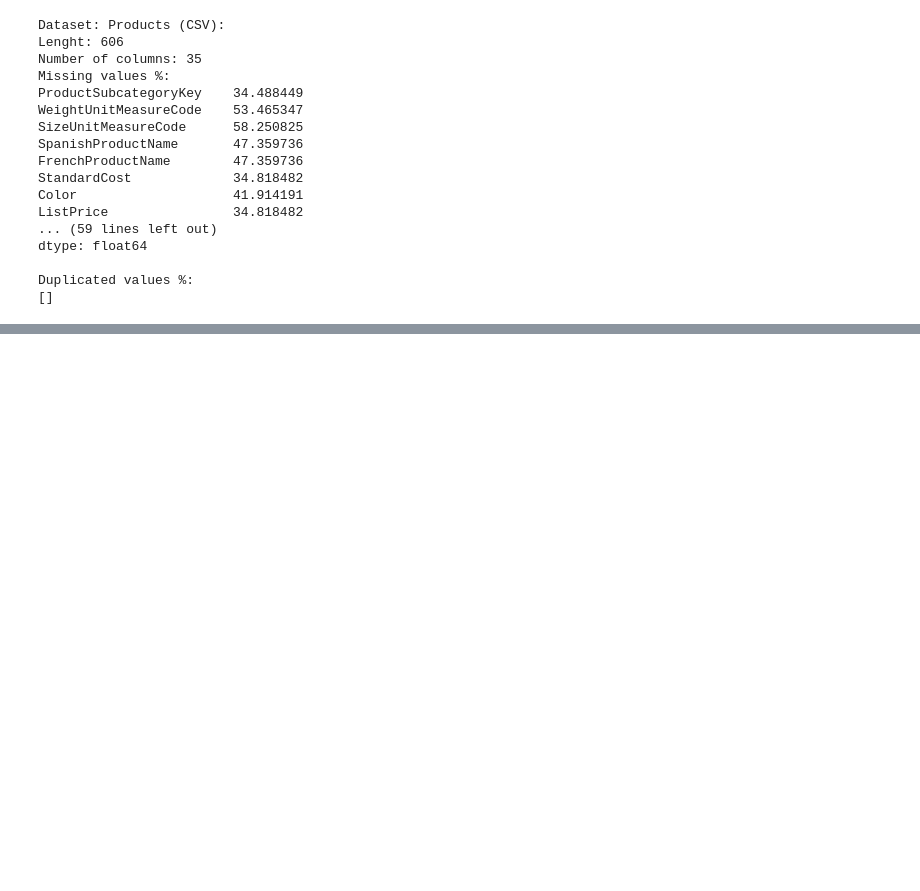
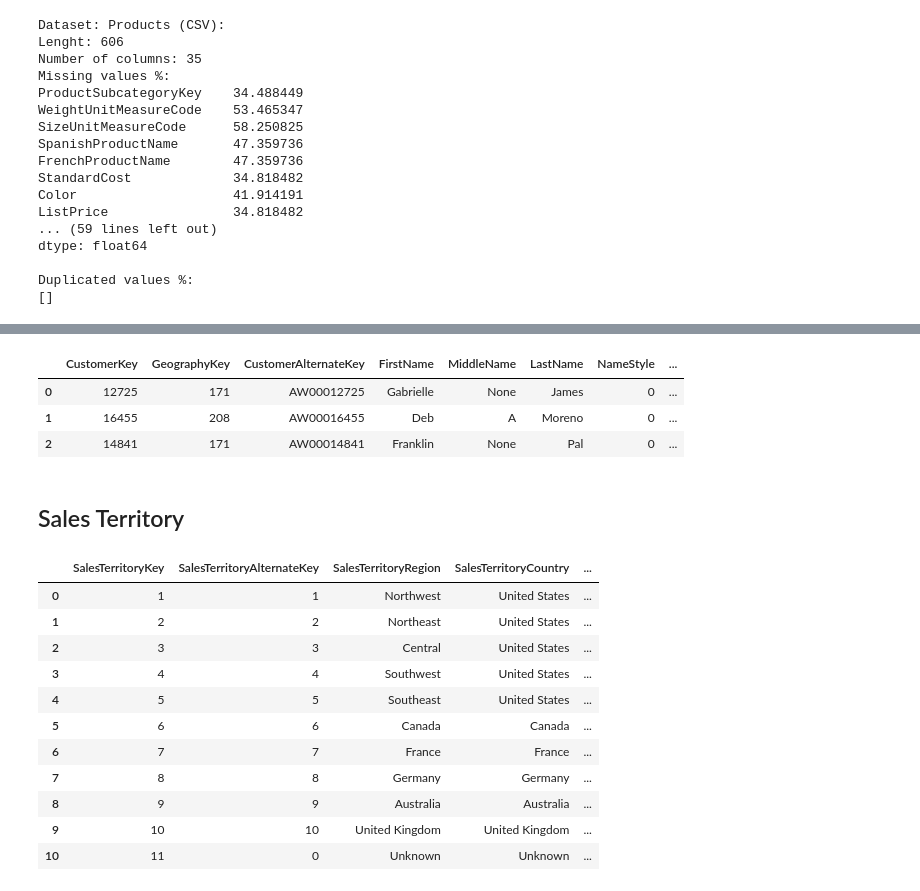
Before and after one commit to MrX1710/Projects, a Jupyter notebook: DA/ecom_retail_company.ipynb, the cells around one changed output, grey strips where cells are left out. Cells and saved outputs as stored; diff of their text form; code cells hidden in the pictures; blank space fills up the shorter version.

```diff
--- a/DA/ecom_retail_company.ipynb
+++ b/DA/ecom_retail_company.ipynb
@@ -184,0 +330,9 @@ Name: Size, Length: 135, dtype: str
+# %%
+Customers.head(3)
+# %% [output]
+|  | CustomerKey | GeographyKey | CustomerAlternateKey | FirstName | MiddleName | LastName | NameStyle | ... |
+| 0 | 12725 | 171 | AW00012725 | Gabrielle | None | James | 0 | ... |
+| 1 | 16455 | 208 | AW00016455 | Deb | A | Moreno | 0 | ... |
+| 2 | 14841 | 171 | AW00014841 | Franklin | None | Pal | 0 | ... |
+# %% [markdown]
+## Sales Territory
@@ -184,0 +346,15 @@ Name: Size, Length: 135, dtype: str
+# %%
+Sales_Territory
+# %% [output]
+|  | SalesTerritoryKey | SalesTerritoryAlternateKey | SalesTerritoryRegion | SalesTerritoryCountry | ... |
+| 0 | 1 | 1 | Northwest | United States | ... |
+| 1 | 2 | 2 | Northeast | United States | ... |
+| 2 | 3 | 3 | Central | United States | ... |
+| 3 | 4 | 4 | Southwest | United States | ... |
+| 4 | 5 | 5 | Southeast | United States | ... |
+| 5 | 6 | 6 | Canada | Canada | ... |
+| 6 | 7 | 7 | France | France | ... |
+| 7 | 8 | 8 | Germany | Germany | ... |
+| 8 | 9 | 9 | Australia | Australia | ... |
+| 9 | 10 | 10 | United Kingdom | United Kingdom | ... |
+| 10 | 11 | 0 | Unknown | Unknown | ... |
```
Also changed, not shown: parts of 59 cells of this notebook, 1 other file.
